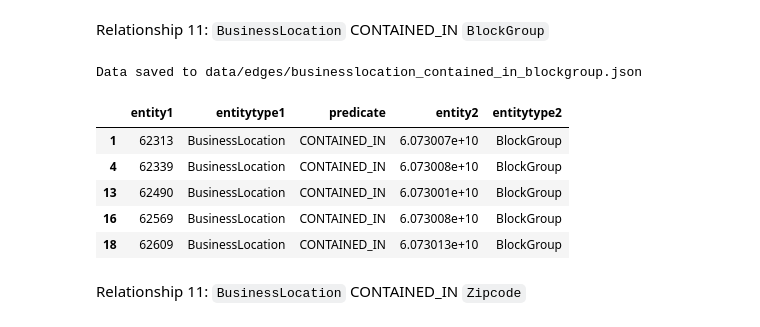
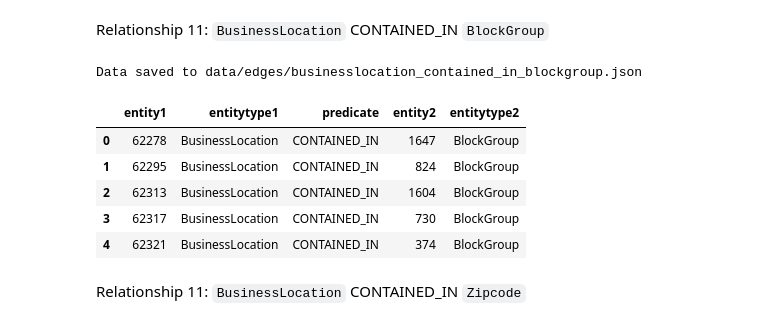
Before and after one commit to swhoyle/business-opportunity-graph, a Jupyter notebook: notebooks/02_extract_edges.ipynb, the cells around one changed output. Cells and saved outputs as stored; diff of their text form; code cells hidden in the pictures.

```diff
--- a/notebooks/02_extract_edges.ipynb
+++ b/notebooks/02_extract_edges.ipynb
@@ -548,25 +548,26 @@ Relationship 11: `BusinessLocation` CONTAINED_IN `BlockGroup`
 # %%
 df = business_location_df
 df = df[df["blockgroup"].notnull()]
 df["entity1"] = df["id"]
 df["entitytype1"] = "BusinessLocation"
 df["predicate"] = "CONTAINED_IN"
-df["entity2"] = df["blockgroup"].astype(int)
+df["entity2"] = df["blockgroup"].astype(int).astype(str)
 df["entitytype2"] = "BlockGroup"
-df["entity2"] = df["entity2"].map(dict(zip(blockgroup_df["ctblockgroup"], blockgroup_df["id"])))
+df["entity2"] = df["entity2"].map(dict(zip(blockgroup_df["ctblockgroup"].astype(str), blockgroup_df["id"])))
+df["entity2"] = df["entity2"].astype(int)
 df = df[df["entity2"].notnull()]
 
 df = df[["entity1", "entitytype1", "predicate", "entity2", "entitytype2"]]
 save_df_to_json(df, "businesslocation_contained_in_blockgroup.json")
 df.head()
 # %% [output]
 Data saved to data/edges/businesslocation_contained_in_blockgroup.json
 |  | entity1 | entitytype1 | predicate | entity2 | entitytype2 |
-| 1 | 62313 | BusinessLocation | CONTAINED_IN | 6.073007e+10 | BlockGroup |
-| 4 | 62339 | BusinessLocation | CONTAINED_IN | 6.073008e+10 | BlockGroup |
-| 13 | 62490 | BusinessLocation | CONTAINED_IN | 6.073001e+10 | BlockGroup |
-| 16 | 62569 | BusinessLocation | CONTAINED_IN | 6.073008e+10 | BlockGroup |
-| 18 | 62609 | BusinessLocation | CONTAINED_IN | 6.073013e+10 | BlockGroup |
+| 0 | 62278 | BusinessLocation | CONTAINED_IN | 1647 | BlockGroup |
+| 1 | 62295 | BusinessLocation | CONTAINED_IN | 824 | BlockGroup |
+| 2 | 62313 | BusinessLocation | CONTAINED_IN | 1604 | BlockGroup |
+| 3 | 62317 | BusinessLocation | CONTAINED_IN | 730 | BlockGroup |
+| 4 | 62321 | BusinessLocation | CONTAINED_IN | 374 | BlockGroup |
 # %% [markdown]
 Relationship 11: `BusinessLocation` CONTAINED_IN `Zipcode`
 # %%
```
Also changed, not shown: parts of 6 cells of this notebook, 14 other files.
